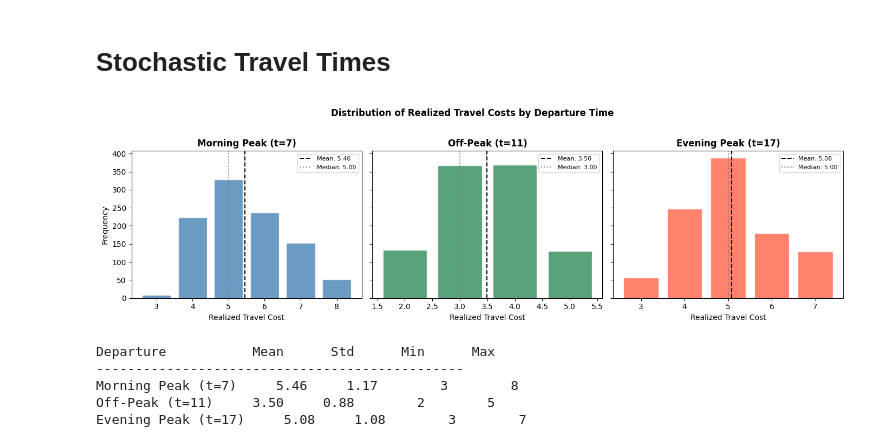
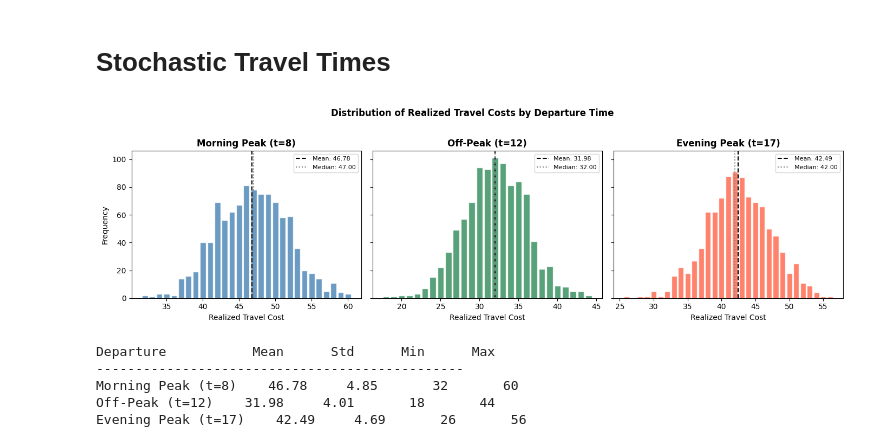
Before and after one commit to Kymapo/ISE754, a Jupyter notebook: Traffic Network Practice.ipynb, the cells around one changed output. Drawn from its saved outputs; the diff is of its cells as text; code cells hidden in the pictures.

```diff
--- a/Traffic Network Practice.ipynb
+++ b/Traffic Network Practice.ipynb
@@ -442,7 +481,7 @@ Departure t=18: s -> B -> t, cost=3
 policy = {}
 
 for node in G.nodes():
-    for t in range(24):
+    for t in range(1440):
         if node == 't':
             continue
         path, cost = dijkstra_td(network_td, node, 't', departure_time=t)
@@ -521,7 +574,7 @@ def extract_path(policy, start, t, max_steps=20):
             break
         next_node = policy[(node, t)]
         travel_time = get_travel_time((node, next_node), t)
-        t = (t + travel_time) % 24
+        t = (t + travel_time) % 1440
         path.append(next_node)
         node = next_node
     return path
@@ -668,12 +646,37 @@ def expected_cost(link, t, V, v):
+# %%
+def get_mean(base_mean, t):
+    # peaks at t=480 (8am) and t=1020 (5pm) in minutes
+    congestion = 1 + 0.5 * (np.exp(-0.5*((t-480)/60)**2) + 0.7*np.exp(-0.5*((t-1020)/60)**2))
+    return base_mean * congestion
+
+def get_std(base_std, t):
+    congestion = 1 + 0.3 * (np.exp(-0.5*((t-480)/60)**2) + 0.7*np.exp(-0.5*((t-1020)/60)**2))
+    return base_std * congestion
+
+def get_stochastic_travel_time(link, t):
+    base_mean, base_std = network_params[link]
+    mean = get_mean(base_mean, t)
+    std = get_std(base_std, t)
+    return max(1, round(np.random.normal(mean, std)))
+
+def new_expected_cost(link, t, V, v):
+    # Monte Carlo estimate of expected cost by sampling travel times
+    samples = [get_stochastic_travel_time(link, t) for _ in range(100)] # change below as well
+    expected_cost = 0
+    for travel_time in samples:
+        arrival_time = (t + travel_time) % 1440
+        expected_cost += (travel_time + V[(v, arrival_time)]) / 100 # average over samples
+    return expected_cost
 # %%
-V_s = {(n, t): float('inf') for n in G.nodes() for t in range(24)}
+import numpy as np
+V_s = {(n, t): float('inf') for n in G.nodes() for t in range(1440)}
 policy_s = {}
 
-for t in range(24):
+for t in range(1440):
     V_s[('t', t)] = 0
 
 for _ in range(2): # to go back and cover initial runs without connections to terminus
-    for t in range(23, -1, -1):
+    for t in range(1440, -1, -1):
         for node in reversed(list(nx.topological_sort(G))):
             if node == 't':
                 continue
@@ -682,7 +685,7 @@ for _ in range(2): # to go back and cover initial runs without connections to te
 
             for (u, v) in G.edges():
                 if u == node:
-                    cost = expected_cost((u, v), t, V_s, v)
+                    cost = new_expected_cost((u, v), t, V_s, v)
                     if cost < best_cost:
                         best_cost = cost
                         best_next = v
@@ -698,9 +701,9 @@ def simulate_trip(policy, start, t):
     total_cost = 0
 
     while node != 't':
-        next_node = policy.get((node, time % 24), None)
+        next_node = policy.get((node, time % 1440), None)
         path.append(next_node)
-        travel_time = get_stochastic_travel_time((node, next_node), time % 24)
+        travel_time = get_stochastic_travel_time((node, next_node), time % 1440)
         total_cost += travel_time
         time += travel_time
         node = next_node
@@ -708,7 +711,7 @@ def simulate_trip(policy, start, t):
     return path, total_cost
 
 
-departure_times = [7, 11, 17]
+departure_times = [8*60, 12*60, 17*60]
 n = 1000
 
 results = {}
@@ -722,40 +725,40 @@ for t in departure_times:
     results[t] = {'costs': costs, 'paths': paths}
 
 
 
 fig, axes = plt.subplots(1, 3, figsize=(14, 4), sharey=True)
 
 colors = ['steelblue', 'seagreen', 'tomato']
-labels = ['Morning Peak (t=7)', 'Off-Peak (t=11)', 'Evening Peak (t=17)']
+labels = ['Morning Peak (t=8)', 'Off-Peak (t=12)', 'Evening Peak (t=17)']
 
 for ax, (t, color, label) in zip(axes, zip(departure_times, colors, labels)):
     costs = results[t]['costs']
     bins = range(min(costs), max(costs) + 2) # integer bins
     ax.hist(costs, bins=bins, align='left', rwidth=0.8, color=color, alpha=0.8, edgecolor='white')
     ax.axvline(np.mean(costs), color='black', linestyle='--', linewidth=1.5, label=f'Mean: {np.mean(costs):.2f}')
     ax.axvline(np.median(costs), color='gray', linestyle=':', linewidth=1.5, label=f'Median: {np.median(costs):.2f}')
     ax.set_title(label, fontweight='bold')
     ax.set_xlabel('Realized Travel Cost')
     ax.legend(fontsize=8)
 
 axes[0].set_ylabel('Frequency')
 fig.suptitle('Distribution of Realized Travel Costs by Departure Time', fontweight='bold', y=1.02)
 plt.tight_layout()
 plt.show()
 
 # summary stats
 print(f"{'Departure':<15} {'Mean':>8} {'Std':>8} {'Min':>8} {'Max':>8}")
 print("-" * 47)
 for t, label in zip(departure_times, labels):
     costs = results[t]['costs']
     print(f"{label:<15} {np.mean(costs):>8.2f} {np.std(costs):>8.2f} {np.min(costs):>8} {np.max(costs):>8}")
 # %% [output]
-[figure, old version]
+[figure, new version]
 Departure           Mean      Std      Min      Max
 -----------------------------------------------
-Morning Peak (t=7)     5.46     1.17        3        8
-Off-Peak (t=11)     3.50     0.88        2        5
-Evening Peak (t=17)     5.08     1.08        3        7
+Morning Peak (t=8)    46.78     4.85       32       60
+Off-Peak (t=12)    31.98     4.01       18       44
+Evening Peak (t=17)    42.49     4.69       26       56
 # %%
 from collections import Counter
 
```
Also changed, not shown: parts of 20 cells of this notebook.
